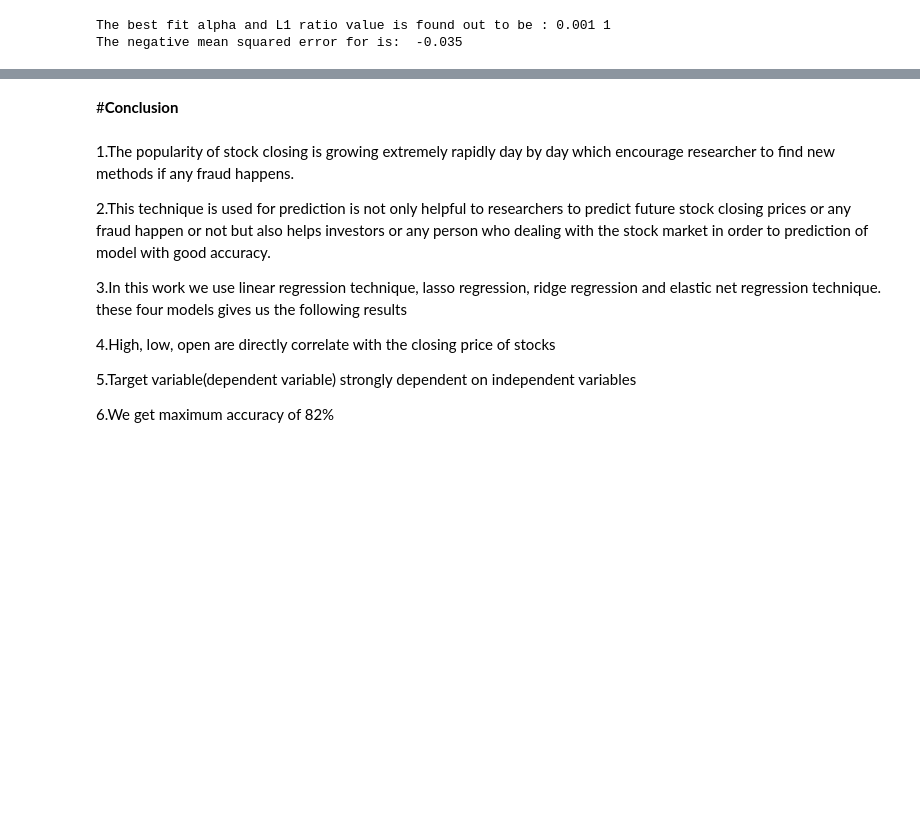
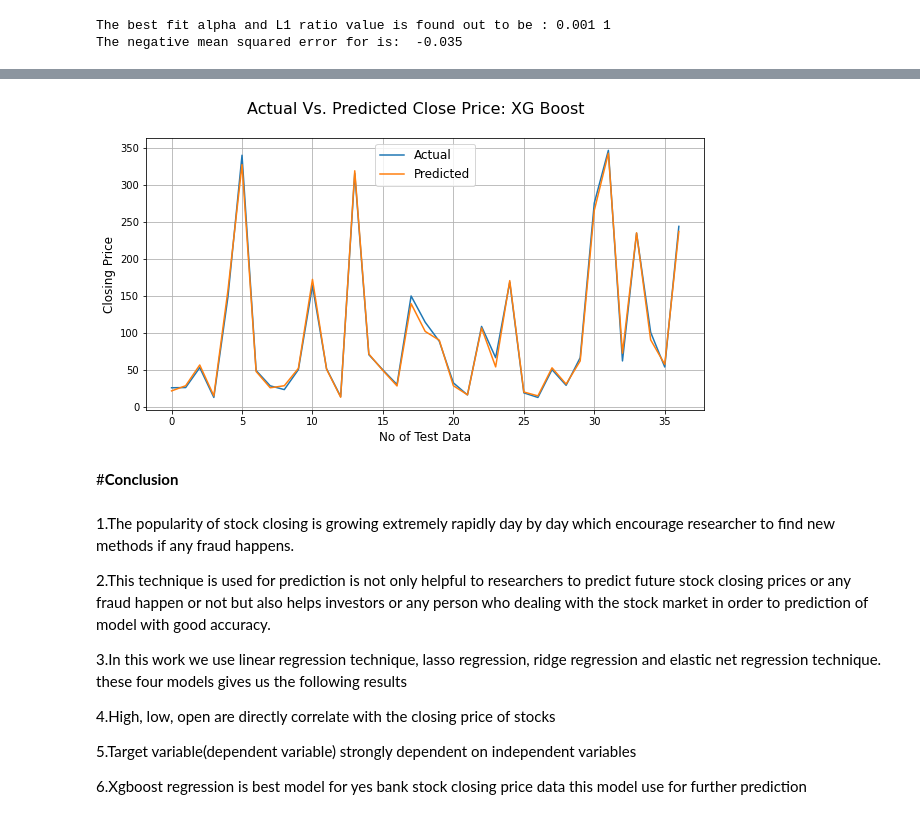
Before and after one commit to Pratikshakharode/Yes-Bank-Stock-Closing-Price-Prediction, a Jupyter notebook: Yes_Bank_Stock_Closing_Price_Prediction_Project_self_.ipynb, the cells around one changed output, grey strips where cells are left out. Drawn from its saved outputs; the diff is of its cells as text; code cells hidden in the pictures; blank space fills up the shorter version.

```diff
--- a/Yes_Bank_Stock_Closing_Price_Prediction_Project_self_.ipynb
+++ b/Yes_Bank_Stock_Closing_Price_Prediction_Project_self_.ipynb
@@ -941,0 +949,6 @@ plt.grid()
+# %%
+# fitting the data into XGBoost Regressor
+from xgboost import XGBRegressor
+
+xgb = XGBRegressor()
+xgb.fit(X_train,y_train)
@@ -941,0 +962,3 @@ plt.grid()
+# %%
+y_pred_XG = xgb.predict(X_test)
+y_pred_XG
@@ -942,3 +1005,15 @@ plt.grid()
+# %%
+# Actual Price vs. Predicted Price for XGboost after Validation Plotting
+plt.figure(figsize=(10,5))
+plt.plot(10**(np.array(y_test)))
+plt.plot(10**(y_pred_XG))
+plt.suptitle('Actual Vs. Predicted Close Price: XG Boost', fontsize=16)
+plt.legend(['Actual','Predicted'], fontsize=12)
+plt.xlabel('No of Test Data', fontsize=12)
+plt.ylabel('Closing Price', fontsize=12)
+plt.grid()
+# %% [output]
+[figure, added]
 # %% [markdown]
 #**Conclusion**
 # %% [markdown]
@@ -952,4 +1027,4 @@ plt.grid()
 
 5.Target variable(dependent variable) strongly dependent on independent variables
 
-6.We get maximum accuracy of 82%
+6.Xgboost regression is best model for yes bank stock closing price data this model use for further prediction
```
Also changed, not shown: parts of 16 cells of this notebook.
